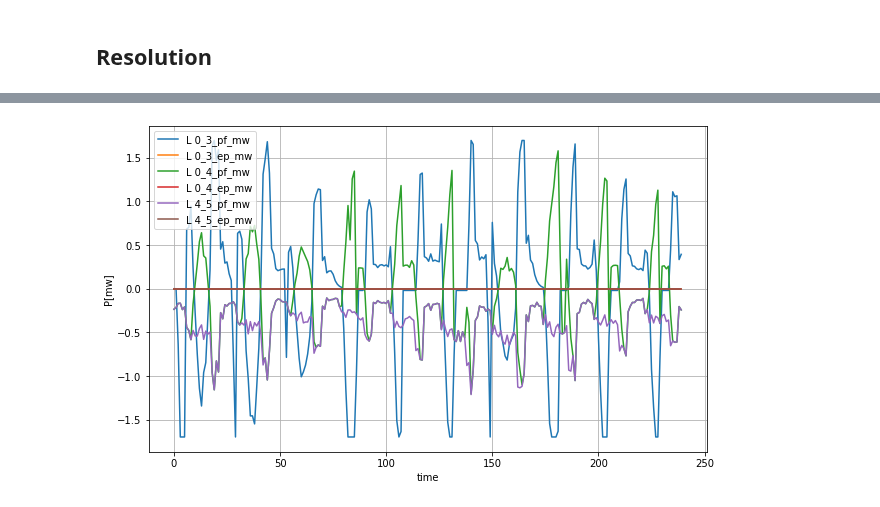
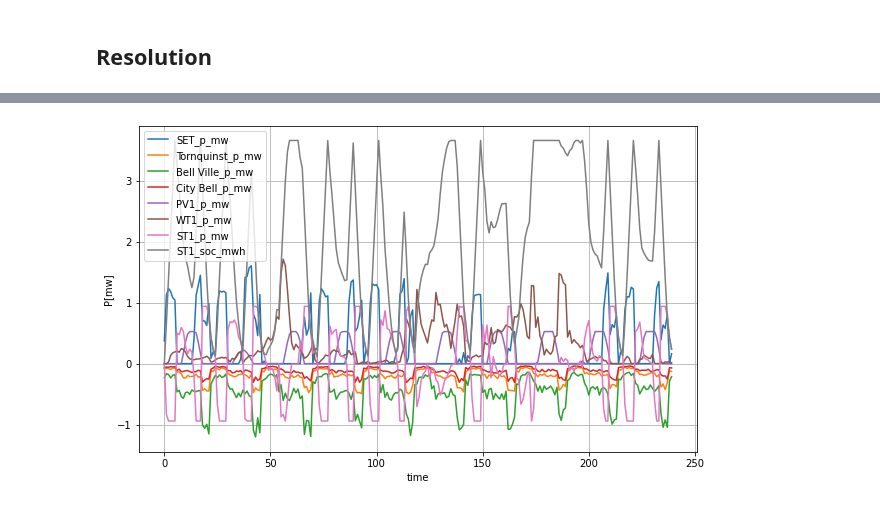
Before and after one commit to MGFO/MGFO, a Jupyter notebook: MultiBusbar_Model.ipynb, the cells around one changed output, grey strips where cells are left out. Drawn from its saved outputs; the diff is of its cells as text; code cells hidden in the pictures.

```diff
--- a/MultiBusbar_Model.ipynb
+++ b/MultiBusbar_Model.ipynb
@@ -218,22 +198,35 @@ Resultados
 # %%
-# Set the plot curve with markers and a title
-fig, ax = plt.subplots(1, 1)
+def plot_results(results, a = 0, b = 240, items = None, elements = False, lines = False, l_ep = False):
+    # Set the plot curve with markers and a title
+    if not (elements or lines or l_ep or items):
+        raise Exception("Nothing to plot")
 
-fig.set_size_inches(10,6)
-#a=180*24
-#b=360
-#b=180*24+5*24
-a=0
-b=240
-for col in Resultados:
-    ax.plot(Resultados[col][a:b], label = col)
+    fig, ax = plt.subplots(1, 1)
 
-ax.set_xlabel('time')
-ax.set_ylabel('P[mw]')
+    fig.set_size_inches(10,6)
 
-ax.legend()
+    for col in results:
+        p = False
+        if items and col in items:
+            p = True
+        elif col[0:2] == 'L ':
+            if col[-4:] == 'ep_h':
+                if l_ep:
+                    p = True
+            elif lines:
+                p = True
+        elif elements:
+            p = True
 
-ax.grid(True)
+        if p:
+            ax.plot(results[col][a:b], label = col)
+
+    ax.set_xlabel('time')
+    ax.set_ylabel('P[mw]')
+
+    ax.legend()
+
+    ax.grid(True)
 
 
-plt.show()
+    plt.show()
@@ -242,27 +233,4 @@ plt.show()
-# %%
-# Set the plot curve with markers and a title
-fig, ax = plt.subplots(1, 1)
-
-fig.set_size_inches(10,6)
-#a=180*24
-#b=360
-#b=180*24+5*24
-a=0
-b=240
-
-selected_cols = ['L 0_1_pf_mw', 'L 0_1_ep_mw', 'L 1_2_pf_mw', 'L 1_2_ep_mw', 'L 0_6_pf_mw', 'L 0_6_ep_mw']
-selected_cols = ['L 0_3_pf_mw', 'L 0_3_ep_mw', 'L 0_4_pf_mw', 'L 0_4_ep_mw', 'L 4_5_pf_mw', 'L 4_5_ep_mw']
-for col in selected_cols:
-    ax.plot(Resultados[col][a:b], label = col)
-
-ax.set_xlabel('time')
-ax.set_ylabel('P[mw]')
-
-ax.legend()
-
-ax.grid(True)
-
-
-plt.show()
-# %% [output]
-[figure, removed]
+# %%
+plot_results(Resultados, a = 0, b = 240, elements = True, lines = False, l_ep = False)
+# %% [output]
+[figure, added]
```
Also changed, not shown: parts of 25 cells of this notebook, 3 other files.
